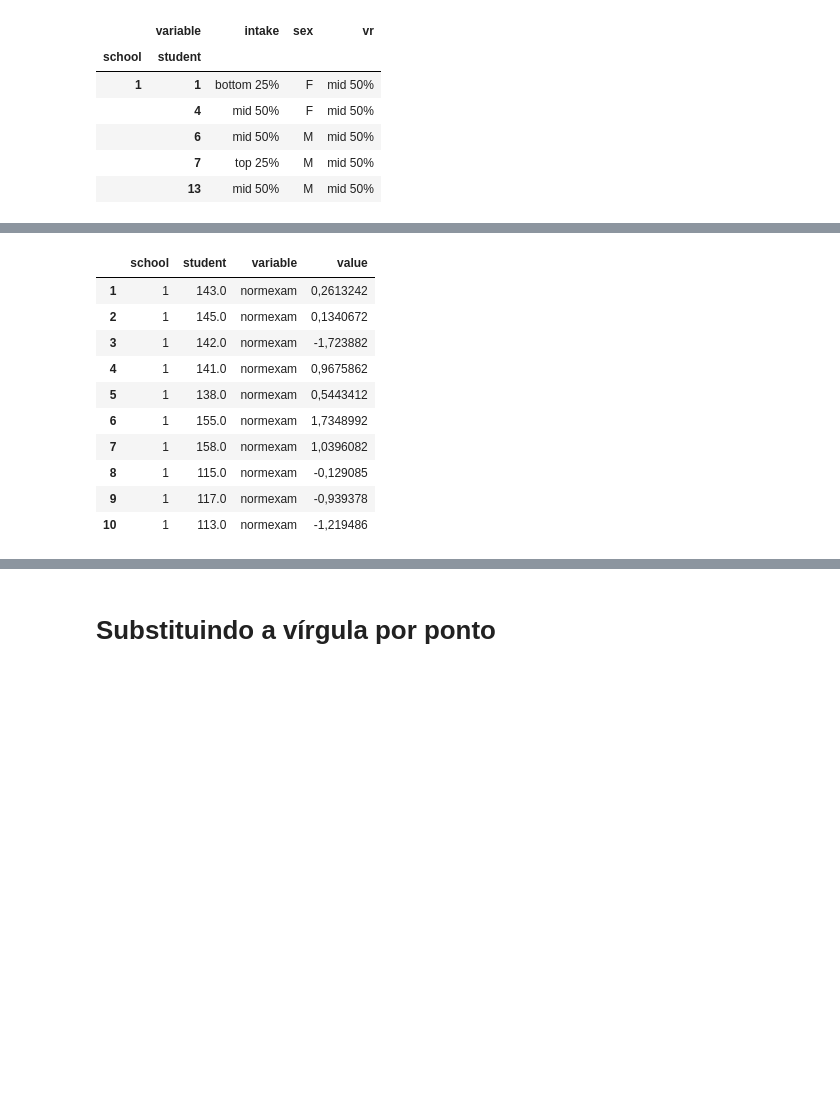
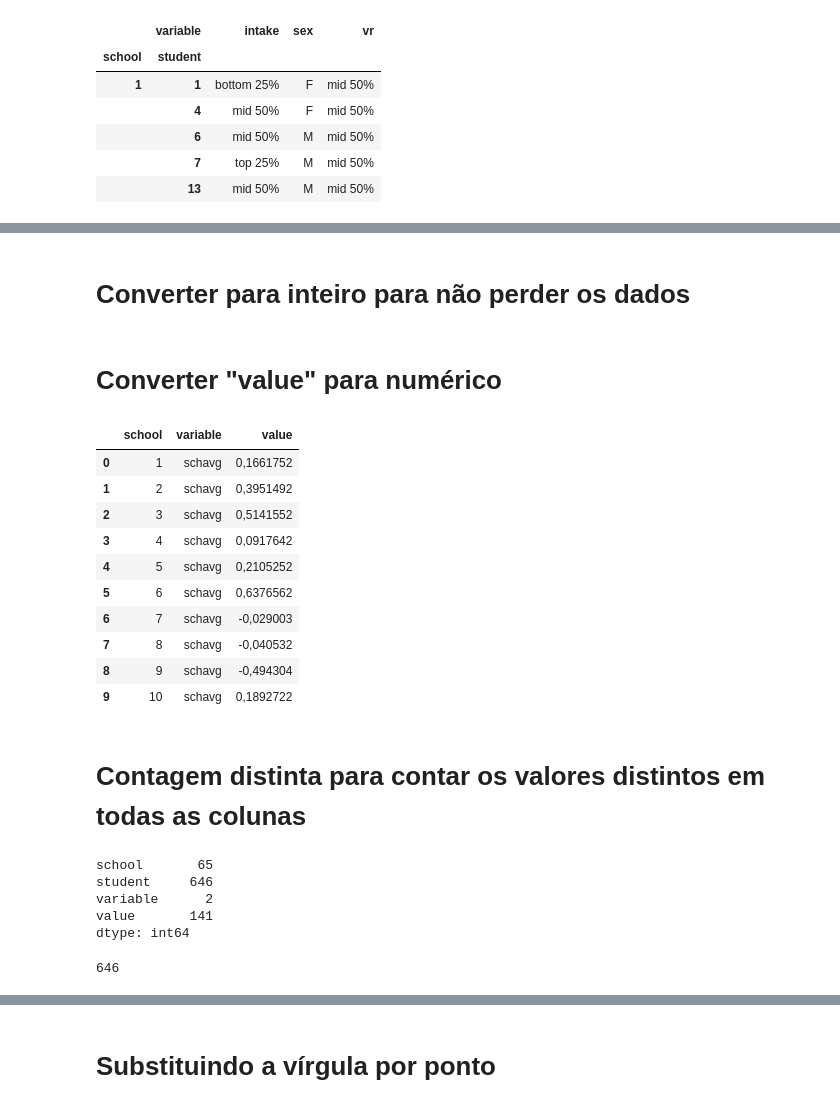
Before and after one commit to VitoriaSampaiodev/case-predi-o, a Jupyter notebook: case_predição.ipynb, the cells around one changed output, grey strips where cells are left out. Drawn from its saved outputs; the diff is of its cells as text; code cells hidden in the pictures; blank space fills up the shorter version.

```diff
--- a/case_predição.ipynb
+++ b/case_predição.ipynb
@@ -41,2 +39,4 @@ display(dfcatstudent.head())
+# %% [markdown]
+# Converter para inteiro para não perder os dados
 # %%
 num_student_data['student'] = pd.to_numeric(num_student_data['student'], errors='coerce')
@@ -43,0 +46,2 @@ num_student_data.dropna(subset=['student'], inplace=True)
+# %% [markdown]
+# Converter "value" para numérico
@@ -44,14 +51,16 @@ num_student_data.dropna(subset=['student'], inplace=True)
 # %%
-num_student_data.head(10)
+num_school_data.head(10)
 # %% [output]
-|  | school | student | variable | value |
-| 1 | 1 | 143.0 | normexam | 0,2613242 |
-| 2 | 1 | 145.0 | normexam | 0,1340672 |
-| 3 | 1 | 142.0 | normexam | -1,723882 |
-| 4 | 1 | 141.0 | normexam | 0,9675862 |
-| 5 | 1 | 138.0 | normexam | 0,5443412 |
-| 6 | 1 | 155.0 | normexam | 1,7348992 |
-| 7 | 1 | 158.0 | normexam | 1,0396082 |
-| 8 | 1 | 115.0 | normexam | -0,129085 |
-| 9 | 1 | 117.0 | normexam | -0,939378 |
-| 10 | 1 | 113.0 | normexam | -1,219486 |
+|  | school | variable | value |
+| 0 | 1 | schavg | 0,1661752 |
+| 1 | 2 | schavg | 0,3951492 |
+| 2 | 3 | schavg | 0,5141552 |
+| 3 | 4 | schavg | 0,0917642 |
+| 4 | 5 | schavg | 0,2105252 |
+| 5 | 6 | schavg | 0,6376562 |
+| 6 | 7 | schavg | -0,029003 |
+| 7 | 8 | schavg | -0,040532 |
+| 8 | 9 | schavg | -0,494304 |
+| 9 | 10 | schavg | 0,1892722 |
+# %% [markdown]
+# Contagem distinta para contar os valores distintos em todas as colunas
@@ -57,0 +69,13 @@ num_student_data.head(10)
+# %%
+distinct_count_all
+# %% [output]
+school       65
+student     646
+variable      2
+value       141
+dtype: int64
+# %%
+distinct_count = num_student_data['student'].nunique()
+print(distinct_count)
+# %% [output]
+646
```
Also changed, not shown: parts of 18 cells of this notebook, 1 other file.
